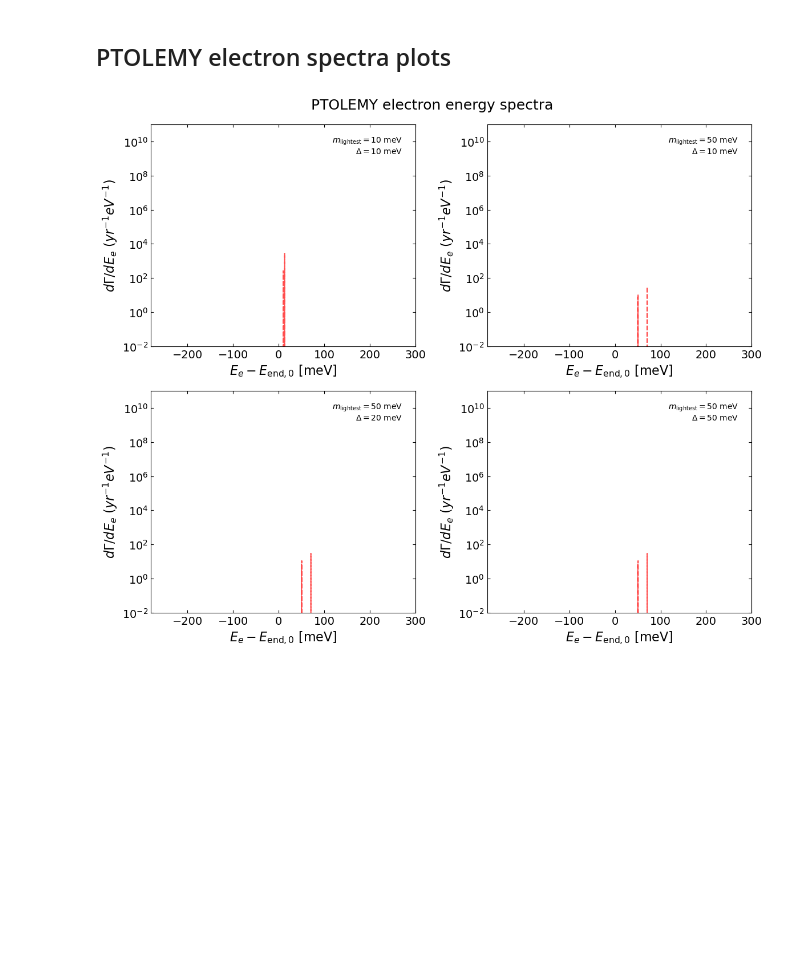
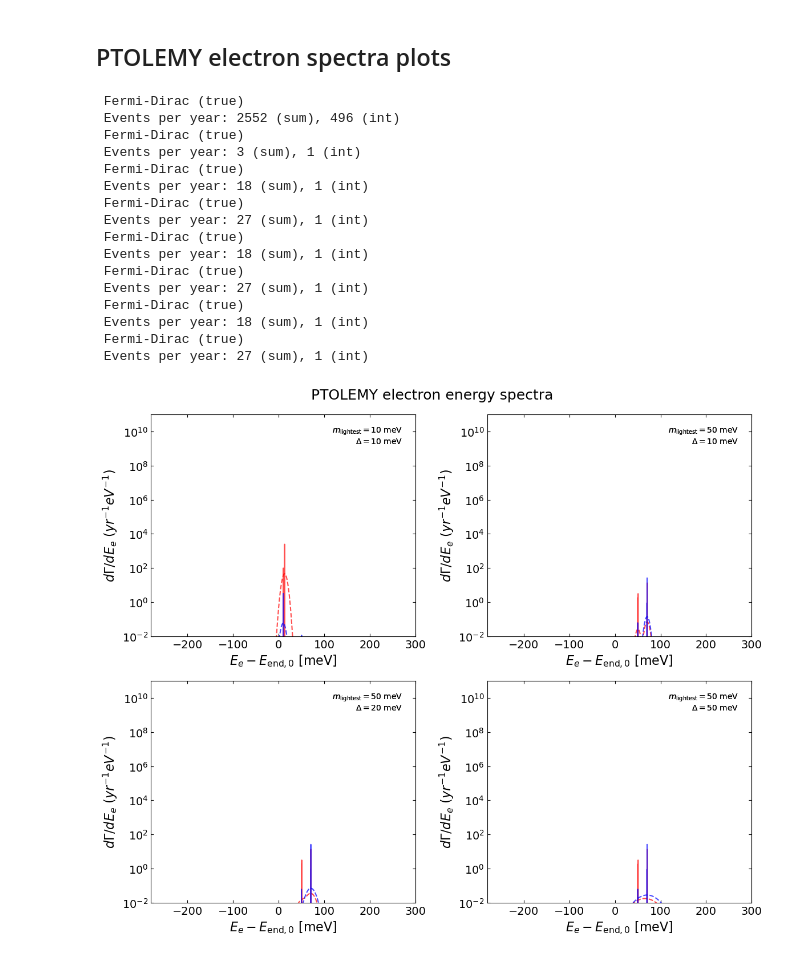
Before and after one commit to Fabian-Zimmer/PTOLEMY_spectra, a Jupyter notebook: project_PTOLEMY_electron_spectra.ipynb, the cells around one changed output. Saved outputs shown, nothing was run; the diff lists cells and outputs as text; code cells hidden in the pictures; blank space fills up the shorter version.

Commit message:
have to get total rates per year right first

```diff
--- a/project_PTOLEMY_electron_spectra.ipynb
+++ b/project_PTOLEMY_electron_spectra.ipynb
@@ -543,14 +573,15 @@ def Gaussian_convolution_1D(X_range, array_to_convolve, Gaussian_sigma, args):
     # Convolution by integration
     array_convolved = jsp.integrate.trapezoid(f1 * g1, x=X_range, axis=0)
 
-    # Find peak values and normalize
-    peak_original = jnp.max(array_to_convolve)
-    peak_convolved = jnp.max(array_convolved)
 
-    # Adjust, i.e. normalize, convolved spectrum based on peak values
+    # # Find peak values
+    # peak_original = jnp.max(array_to_convolve)
+    # peak_convolved = jnp.max(array_convolved)
+
+    # # Adjust, i.e. normalize, convolved spectrum based on peak values
     # adjustment_factor = peak_original / peak_convolved
     # array_convolved_normalized = array_convolved * adjustment_factor
-    array_convolved_normalized = array_convolved
+
 
     # # Find areas under curves
     # area_original = jsp.integrate.trapezoid(array_to_convolve, x=X_range)
@@ -559,6 +590,9 @@ def Gaussian_convolution_1D(X_range, array_to_convolve, Gaussian_sigma, args):
     # # # Adjust, i.e. normalize, convolved spectrum based on areas
     # adjustment_factor = area_original / area_convolved
     # array_convolved_normalized = array_convolved * adjustment_factor
+
+
+    array_convolved_normalized = array_convolved
 
     return array_convolved_normalized
 
@@ -610,7 +644,7 @@ def PLOT_Ptolemy_electron_spectra(spectra_list):
     # Explore both mass orderings
     orders = [
         'NO',
-        # 'IO'
+        'IO'
     ]
     colors = ['red', 'blue']
 
@@ -618,7 +652,7 @@ def PLOT_Ptolemy_electron_spectra(spectra_list):
     nature = 1.  # 1 = Dirac neutrinos, 2 = Majorana neutrinos
 
     # Momentum sampling (resolution) parameters for Fermi-Dirac spectra
-    p_start, p_stop, p_num = 0.01*Params.T_CNB, 100*Params.T_CNB, 10
+    p_start, p_stop, p_num = 0.01*Params.T_CNB, 100*Params.T_CNB, 50
 
     # Plot 4 combinations for the parameters of the PTOLEMY experiment setup
     plt.figure(figsize=(12,10))
@@ -735,7 +769,15 @@ def PLOT_Ptolemy_electron_spectra(spectra_list):
                 if "fermi_dirac_true" in spectra_list:
                     ax.semilogy(
                         X_range/Params.meV, spectra_FD_true*y_unit,
-                        color=color, ls='dashed', alpha=0.7, label=f'{ordering}')
+                        color=color, ls='solid', alpha=0.7, label=f'{ordering}')
+
+                    # Events per year
+                    events_yr_sum = jnp.sum(spectra_FD_true*y_unit)
+                    events_yr_int = jsp.integrate.trapezoid(
+                        spectra_FD_true*y_unit, x=X_range/Params.meV)
+                    print(f'\033[1m Fermi-Dirac (true) \033[0m'
+                          '\n',
+                          f'Events per year: {events_yr_sum:.0f} (sum), {events_yr_int:.0f} (int)')
 
                 if "fermi_dirac_smeared" in spectra_list:
                     ax.semilogy(
@@ -766,32 +808,49 @@ def PLOT_Ptolemy_electron_spectra(spectra_list):
             ax.text(0.95, 0.95,
                     rf'$m_\mathrm{{lightest}}={m_lightest/Params.meV:.0f}$ meV'
                     '\n'
                     rf'$\Delta={Delta/Params.meV:.0f}$ meV',
                     fontsize=10, va='top', ha='right',
                     transform=ax.transAxes)
 
             # ax.legend(loc='center left', prop={'size': 10})
             ax.set_xlabel(r'$E_e - E_{\mathrm{end},0}$ [meV]', fontsize=16)
             ax.set_ylabel(r'$d\Gamma / dE_e$ $(yr^{-1} eV^{-1})$', fontsize=16)
             ax.set_xlim(-280,300)
+            # ax.set_xlim(-20,70)
             # plt.xlim(0.99*m_lightest/Params.meV, m_lightest/Params.meV*1.1)
             ax.set_ylim(1e-2, 1e11)
 
     plt.suptitle('PTOLEMY electron energy spectra')
     plt.tight_layout()
     plt.show(); plt.close()
 
 
 PLOT_Ptolemy_electron_spectra(
     spectra_list=(
         # "tritium_bkg_true",
         # "tritium_bkg_smeared",
         "fermi_dirac_true",
-        # "fermi_dirac_smeared",
+        "fermi_dirac_smeared",
         # "total_true",
         # "total_smeared",
         # "gaussian_kernel",
         )
     )
 # %% [output]
+ Fermi-Dirac (true)
+ Events per year: 2552 (sum), 496 (int)
+ Fermi-Dirac (true)
+ Events per year: 3 (sum), 1 (int)
+ Fermi-Dirac (true)
+ Events per year: 18 (sum), 1 (int)
+ Fermi-Dirac (true)
+ Events per year: 27 (sum), 1 (int)
+ Fermi-Dirac (true)
+ Events per year: 18 (sum), 1 (int)
+ Fermi-Dirac (true)
+ Events per year: 27 (sum), 1 (int)
+ Fermi-Dirac (true)
+ Events per year: 18 (sum), 1 (int)
+ Fermi-Dirac (true)
+ Events per year: 27 (sum), 1 (int)
-[figure, old version]
+[figure, new version]
```
Also changed, not shown: parts of 3 cells of this notebook.
